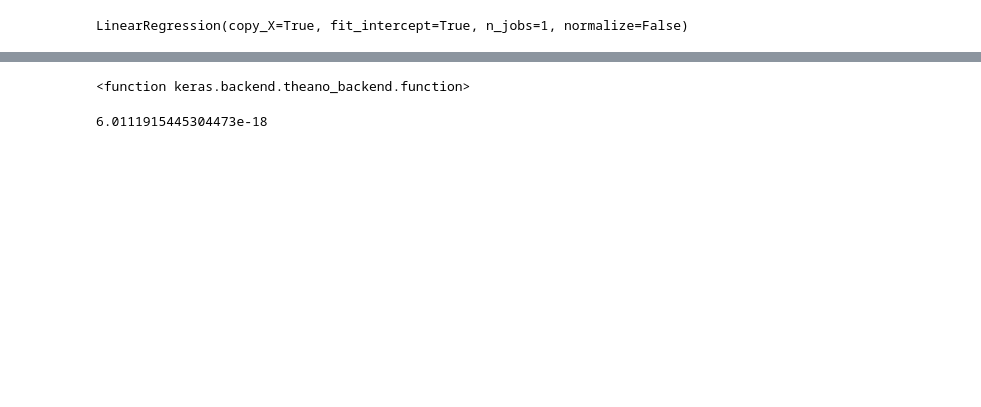
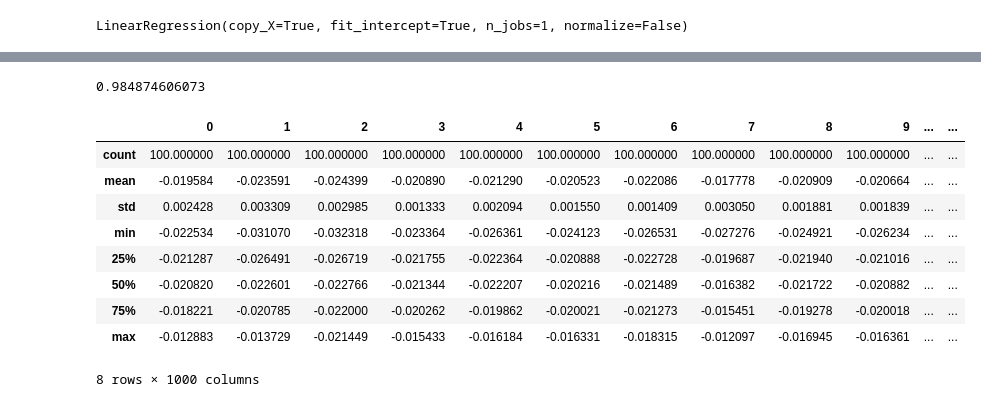
Before and after one commit to Thru-Echoes/structure-gene-discovery, a Jupyter notebook: unsupervised.ipynb, the cells around one changed output, grey strips where cells are left out. Drawn from its saved outputs; the diff is of its cells as text; code cells hidden in the pictures; blank space fills up the shorter version.

Commit message:
update keras model in ipynb

```diff
--- a/unsupervised.ipynb
+++ b/unsupervised.ipynb
@@ -29,7 +32,3 @@ X = pca.transform(concentration)
-# %%
-dictlearn = decomposition.DictionaryLearning(n_components=10)
-dictlearn.fit(concentration)
-X2 = dictlearn.transform(concentration)
 # %%
 lm = linear_model.LinearRegression()
 lm.fit(X, preprocessing.scale(np.array(properties)))
@@ -54,12 +48,13 @@ array([ 0.33003329,  0.20464316,  0.11578765,  0.50405814,  0.40726832,
 # %%
+x = preprocessing.scale(np.array(concentration))
+y = np.array(concentration)
+
 ae = Sequential()
-ae.add(Dense(10, input_dim=concentration.shape[1]))
+ae.add(Dense(10, input_dim=concentration.shape[1],activity_regularizer = activity_l2(.01)))
 ae.add(Activation('relu'))
-ae.add(Dense(concentration.shape[1]))
+ae.add(Dense(concentration.shape[1], W_regularizer=l1(0.01),activity_regularizer = activity_l2(.01)))
 ae.add(Activation('softmax'))
-ae.compile(optimizer=SGD(lr=.01, momentum=.9, decay=0.001, nesterov=True), loss='categorical_crossentropy')
+ae.compile(optimizer=SGD(lr=.05, momentum=0.9, nesterov=True), loss='categorical_crossentropy')
 # %%
-x = preprocessing.scale(np.array(concentration))
-y = np.array(concentration)
-ae.fit(x, y, batch_size=100, nb_epoch=1000, verbose=1)
+history = ae.fit(x, y, batch_size=100, nb_epoch=500, verbose=1)
 # %% [output]
@@ -83,8 +78,21 @@ Epoch 798/1000
-# %%
-K.function()
-# %% [output]
-<function keras.backend.theano_backend.function>
-# %%
-np.mean(x)
-# %% [output]
-6.0111915445304473e-18
+# %%
+get_code = K.function([ae.layers[0].input], [ae.layers[2].output])
+code = get_code([x])[0]
+lm3 = linear_model.LinearRegression()
+lm3.fit(code, preprocessing.scale(np.array(properties)))
+print lm3.score(code, preprocessing.scale(np.array(properties)))
+# %% [output]
+0.984874606073
+# %%
+pd.DataFrame(code).describe()
+# %% [output]
+|  | 0 | 1 | 2 | 3 | 4 | 5 | 6 | 7 | 8 | 9 | ... | ... |
+| count | 100.000000 | 100.000000 | 100.000000 | 100.000000 | 100.000000 | 100.000000 | 100.000000 | 100.000000 | 100.000000 | 100.000000 | ... | ... |
+| mean | -0.019584 | -0.023591 | -0.024399 | -0.020890 | -0.021290 | -0.020523 | -0.022086 | -0.017778 | -0.020909 | -0.020664 | ... | ... |
+| std | 0.002428 | 0.003309 | 0.002985 | 0.001333 | 0.002094 | 0.001550 | 0.001409 | 0.003050 | 0.001881 | 0.001839 | ... | ... |
+| min | -0.022534 | -0.031070 | -0.032318 | -0.023364 | -0.026361 | -0.024123 | -0.026531 | -0.027276 | -0.024921 | -0.026234 | ... | ... |
+| 25% | -0.021287 | -0.026491 | -0.026719 | -0.021755 | -0.022364 | -0.020888 | -0.022728 | -0.019687 | -0.021940 | -0.021016 | ... | ... |
+| 50% | -0.020820 | -0.022601 | -0.022766 | -0.021344 | -0.022207 | -0.020216 | -0.021489 | -0.016382 | -0.021722 | -0.020882 | ... | ... |
+| 75% | -0.018221 | -0.020785 | -0.022000 | -0.020262 | -0.019862 | -0.020021 | -0.021273 | -0.015451 | -0.019278 | -0.020018 | ... | ... |
+| max | -0.012883 | -0.013729 | -0.021449 | -0.015433 | -0.016184 | -0.016331 | -0.018315 | -0.012097 | -0.016945 | -0.016361 | ... | ... |
+8 rows × 1000 columns
```
Also changed, not shown: parts of 9 cells of this notebook.
